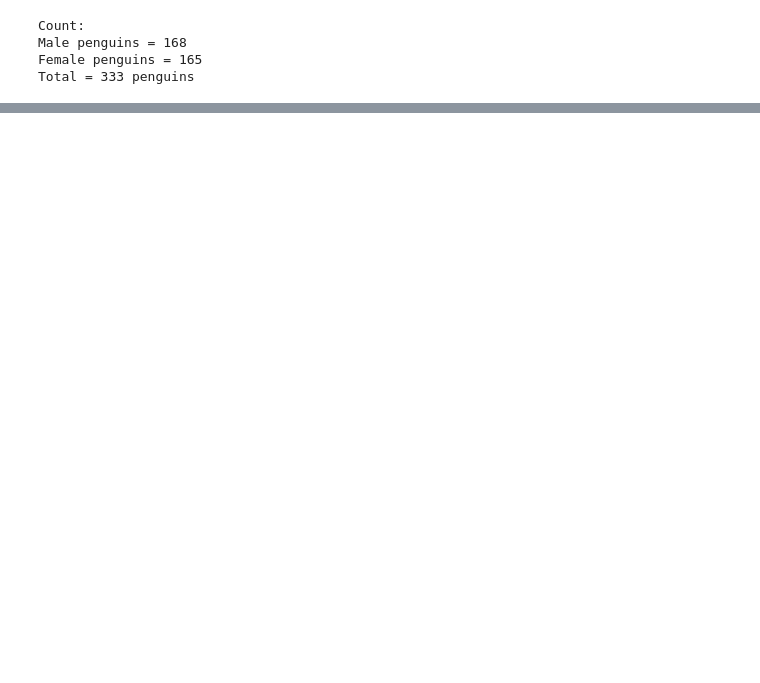
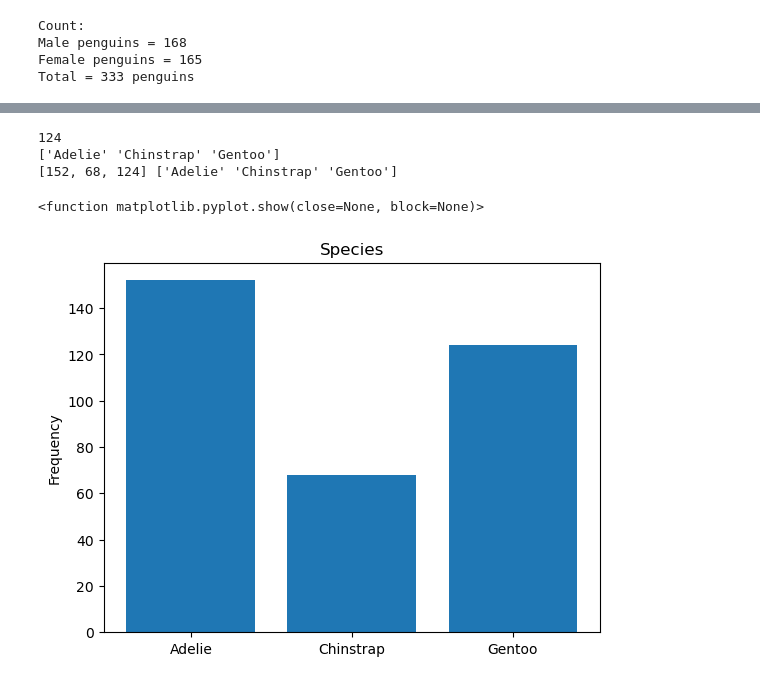
Before and after one commit to PeeBs68/mywork, a Jupyter notebook: penguins_temp.ipynb, the cells around one changed output, grey strips where cells are left out. Saved outputs shown, nothing was run; the diff lists cells and outputs as text; code cells hidden in the pictures; blank space fills up the shorter version.

```diff
--- a/penguins_temp.ipynb
+++ b/penguins_temp.ipynb
@@ -138,0 +63,38 @@ Total = 333 penguins
+# %%
+#Create a list just for Species and generate a bar chart
+
+species_l = []
+for x in df['species']:
+    species_l.append(x)
+
+species_l
+
+species_count = species_l.count('Gentoo')
+print(species_count)
+
+#Sort the list before creating the histogram
+species_l.sort()
+#Add title and labels
+plt.title("Species")
+#plt.xlabel("Length (cm)")
+plt.ylabel("Frequency")
+#plt.show()
+
+temp=np.unique(species_l)
+print (temp)
+
+freq_list = []
+for x in temp:
+    freq_list.append(species_l.count(x))
+
+#np.unique(species_l, return_counts=True)
+print (freq_list, temp)
+
+plt.bar(temp, freq_list)
+plt.show
+# %% [output]
+124
+['Adelie' 'Chinstrap' 'Gentoo']
+[152, 68, 124] ['Adelie' 'Chinstrap' 'Gentoo']
+<function matplotlib.pyplot.show(close=None, block=None)>
+[figure, added]
```
Also changed, not shown: parts of 13 cells of this notebook.
